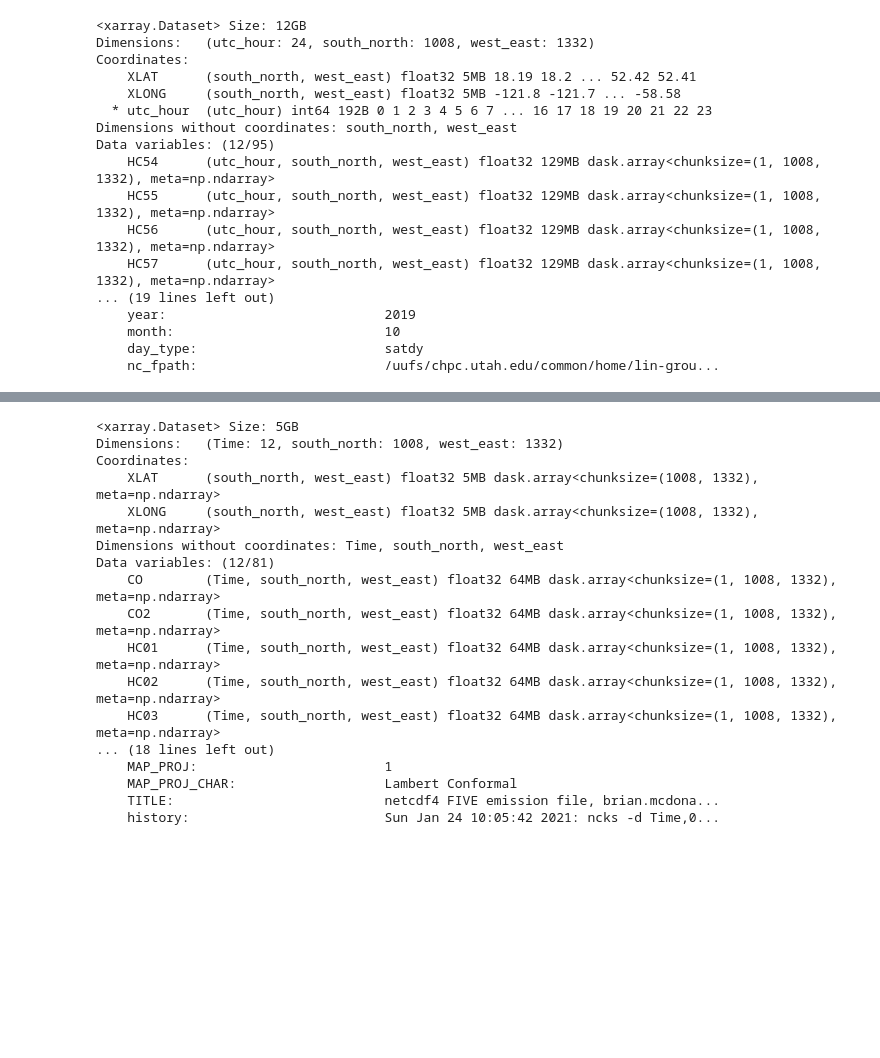
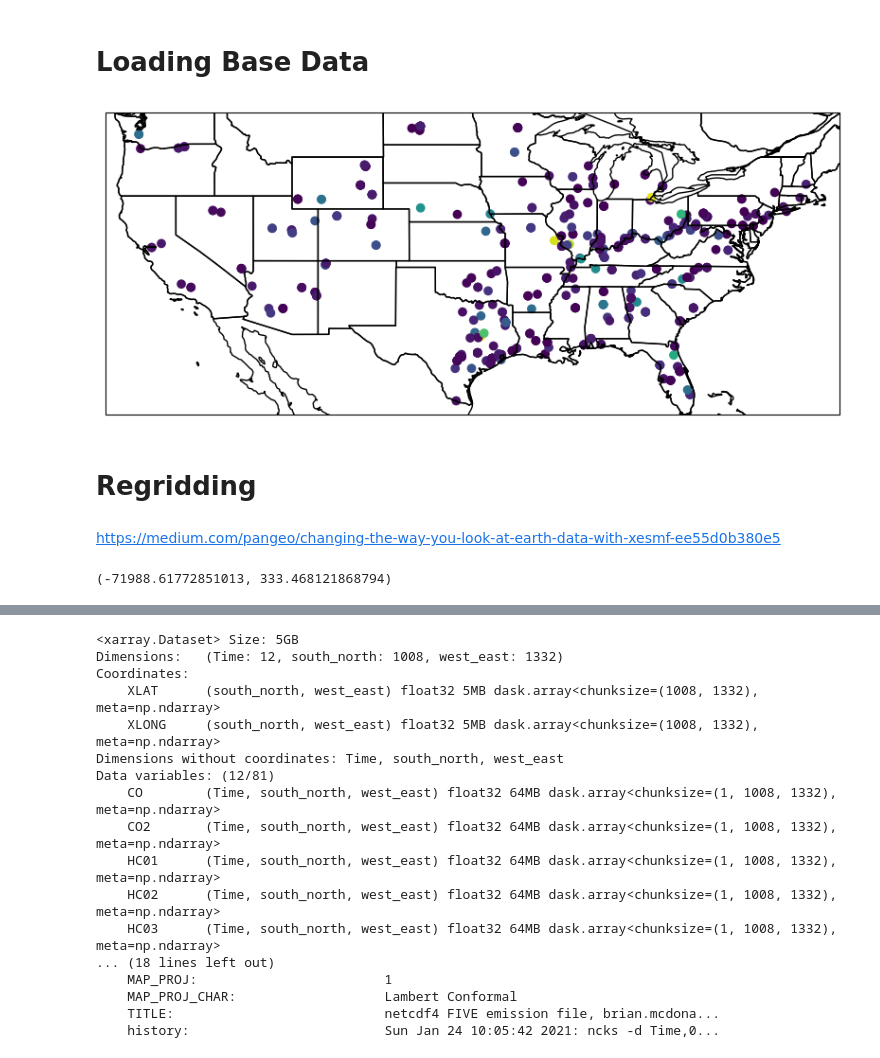
Before and after one commit to agmeyer4/noaa_csl, a Jupyter notebook: noaa_csl_dev.ipynb, the cells around one changed output, grey strips where cells are left out. Cells and saved outputs as stored; diff of their text form; code cells hidden in the pictures; blank space fills up the shorter version.

```diff
--- a/noaa_csl_dev.ipynb
+++ b/noaa_csl_dev.ipynb
@@ -12,3 +13,5 @@ import matplotlib.pyplot as plt
+# %% [markdown]
+# Loading Base Data
 # %%
 def listdir_visible(path):
     return [f for f in os.listdir(path) if not f.startswith('.')]
@@ -116,7 +119,7 @@ class Base_CSL_Handler:
     def load_fullday_nc(self,full_sector,year,month,day_type):
         ds_00 = self.load_fmt_single_nc(full_sector,year,month,day_type,'00')
         ds_12 = self.load_fmt_single_nc(full_sector,year,month,day_type,'12')
-        return xr.concat([ds_00,ds_12],dim = 'utc_hour')
+        return xr.concat([ds_00,ds_12],dim = 'utc_hour',data_vars = 'minimal')
 # %%
 base_data_storage_path = '/uufs/chpc.utah.edu/common/home/lin-group9/agm/NOAA_CSL_Data' #where the data downloaded using data_download.py lives
 all_sectors = listdir_visible(base_data_storage_path)
@@ -125,33 +128,32 @@ point_sectors = [s for s in all_sectors if s.startswith('point')]
 #all_sectors
 # %%
 bau_or_covid = 'COVID'
-full_sector = 'area_AG'
+full_sector = 'point_EGU'
 year = 2019
 month = 10
 day_type = 'satdy'
-hour_start = '00'
+hour_start = '12'
 
 BCH = Base_CSL_Handler(base_data_storage_path,bau_or_covid)
 #nc_fpath = BCH.get_full_fname(full_sector,year,month,day_type,'00')
-#ds = xr.load_dataset(nc_fpath)
+#ds = xr.load_dataset(nc_fpath,chunks={'Time':1})
 
 ds = BCH.load_fullday_nc(full_sector,year,month,day_type)
-ds
-# %% [output]
-<xarray.Dataset> Size: 12GB
-Dimensions:   (utc_hour: 24, south_north: 1008, west_east: 1332)
-Coordinates:
-    XLAT      (south_north, west_east) float32 5MB 18.19 18.2 ... 52.42 52.41
-    XLONG     (south_north, west_east) float32 5MB -121.8 -121.7 ... -58.58
-  * utc_hour  (utc_hour) int64 192B 0 1 2 3 4 5 6 7 ... 16 17 18 19 20 21 22 23
-Dimensions without coordinates: south_north, west_east
-Data variables: (12/95)
-    HC54      (utc_hour, south_north, west_east) float32 129MB dask.array<chunksize=(1, 1008, 1332), meta=np.ndarray>
-    HC55      (utc_hour, south_north, west_east) float32 129MB dask.array<chunksize=(1, 1008, 1332), meta=np.ndarray>
-    HC56      (utc_hour, south_north, west_east) float32 129MB dask.array<chunksize=(1, 1008, 1332), meta=np.ndarray>
-    HC57      (utc_hour, south_north, west_east) float32 129MB dask.array<chunksize=(1, 1008, 1332), meta=np.ndarray>
-... (19 lines left out)
-    year:                            2019
-    month:                           10
-    day_type:                        satdy
-    nc_fpath:                        /uufs/chpc.utah.edu/common/home/lin-grou...
+# %%
+df = ds['CO2'][1].to_dataframe()
+sub_df = df.loc[df['CO2']>100]
+
+proj = ccrs.PlateCarree()
+fig = plt.figure(figsize=(10,8))
+ax = plt.axes(projection = proj)
+ax.scatter(sub_df['XLONG'],sub_df['XLAT'],c=sub_df['CO2'])
+ax.coastlines()
+ax.add_feature(cfeature.BORDERS)
+ax.add_feature(cfeature.STATES)
+plt.show()
+# %% [output]
+[figure, added]
+# %% [markdown]
+# Regridding
+# %% [markdown]
+https://medium.com/pangeo/changing-the-way-you-look-at-earth-data-with-xesmf-ee55d0b380e5
@@ -168,0 +184,4 @@ e, n = pyproj.transform(wgs_proj, wrf_proj, ds.CEN_LON, ds.CEN_LAT)
+# %%
+e,n
+# %% [output]
+(-71988.61772851013, 333.468121868794)
```
Also changed, not shown: parts of 5 cells of this notebook, 2 other files.
